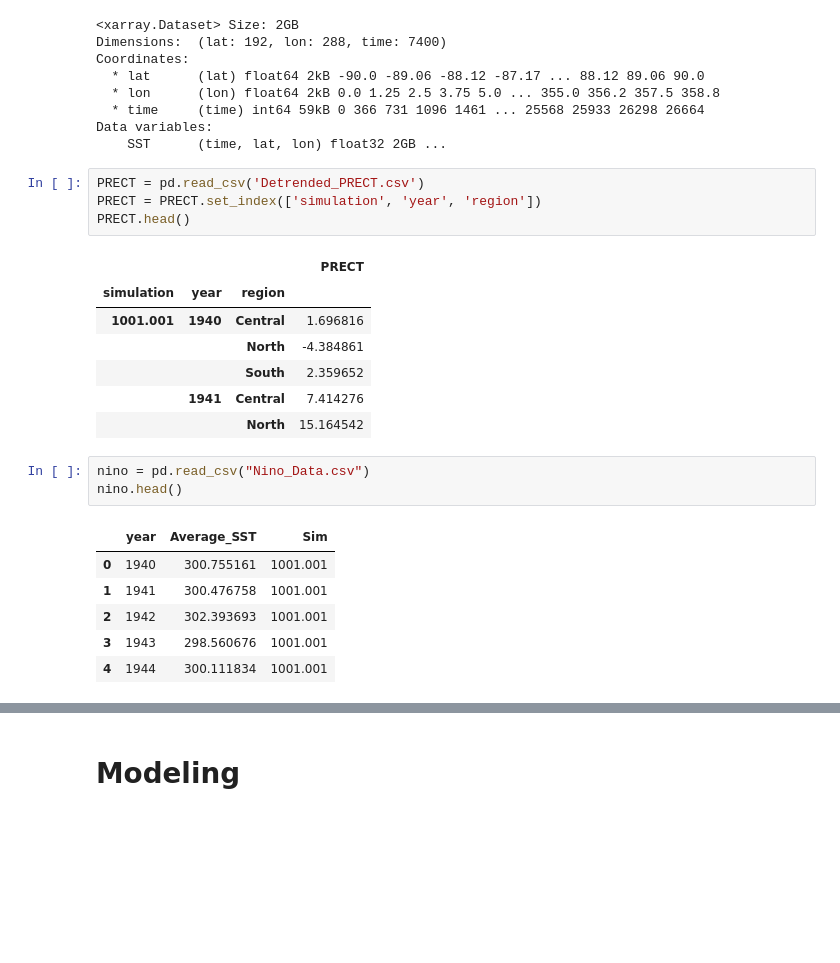
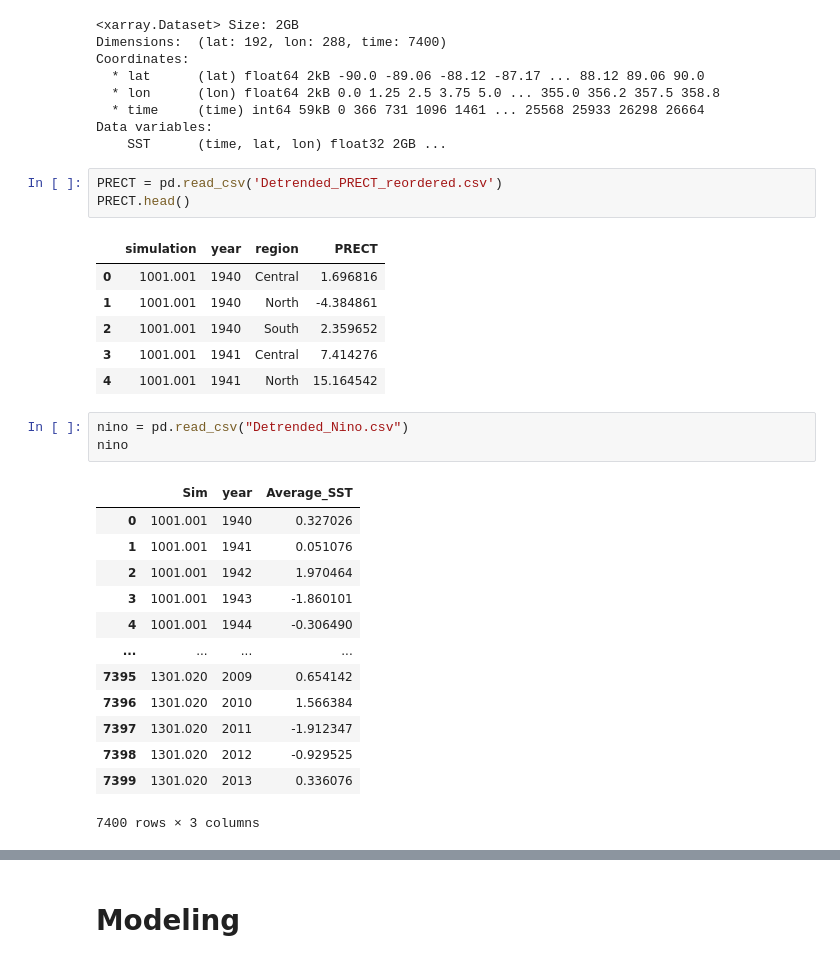
Before and after one commit to mtvaden1/California_Climate_Capstone, a Jupyter notebook: modeling/North_Model.ipynb, the cells around one changed output, grey strips where cells are left out. Cells and saved outputs as stored; diff of their text form; blank space fills up the shorter version.

Commit message:
pushing updated model for northern region with reordered PRECT

```diff
--- a/modeling/North_Model.ipynb
+++ b/modeling/North_Model.ipynb
@@ -45,24 +46,29 @@ Coordinates:
 Data variables:
     SST      (time, lat, lon) float32 2GB ...
 # %%
-PRECT = pd.read_csv('Detrended_PRECT.csv')
-PRECT = PRECT.set_index(['simulation', 'year', 'region'])
+PRECT = pd.read_csv('Detrended_PRECT_reordered.csv')
 PRECT.head()
 # %% [output]
-|  |  |  | PRECT |
-| simulation | year | region |  |
-| 1001.001 | 1940 | Central | 1.696816 |
-|  |  | North | -4.384861 |
-|  |  | South | 2.359652 |
-|  | 1941 | Central | 7.414276 |
-|  |  | North | 15.164542 |
+|  | simulation | year | region | PRECT |
+| 0 | 1001.001 | 1940 | Central | 1.696816 |
+| 1 | 1001.001 | 1940 | North | -4.384861 |
+| 2 | 1001.001 | 1940 | South | 2.359652 |
+| 3 | 1001.001 | 1941 | Central | 7.414276 |
+| 4 | 1001.001 | 1941 | North | 15.164542 |
 # %%
-nino = pd.read_csv("Nino_Data.csv")
-nino.head()
+nino = pd.read_csv("Detrended_Nino.csv")
+nino
 # %% [output]
-|  | year | Average_SST | Sim |
-| 0 | 1940 | 300.755161 | 1001.001 |
-| 1 | 1941 | 300.476758 | 1001.001 |
-| 2 | 1942 | 302.393693 | 1001.001 |
-| 3 | 1943 | 298.560676 | 1001.001 |
-| 4 | 1944 | 300.111834 | 1001.001 |
+|  | Sim | year | Average_SST |
+| 0 | 1001.001 | 1940 | 0.327026 |
+| 1 | 1001.001 | 1941 | 0.051076 |
+| 2 | 1001.001 | 1942 | 1.970464 |
+| 3 | 1001.001 | 1943 | -1.860101 |
+| 4 | 1001.001 | 1944 | -0.306490 |
+| ... | ... | ... | ... |
+| 7395 | 1301.020 | 2009 | 0.654142 |
+| 7396 | 1301.020 | 2010 | 1.566384 |
+| 7397 | 1301.020 | 2011 | -1.912347 |
+| 7398 | 1301.020 | 2012 | -0.929525 |
+| 7399 | 1301.020 | 2013 | 0.336076 |
+7400 rows × 3 columns
```
Also changed, not shown: parts of 24 cells of this notebook, 1 other file.
